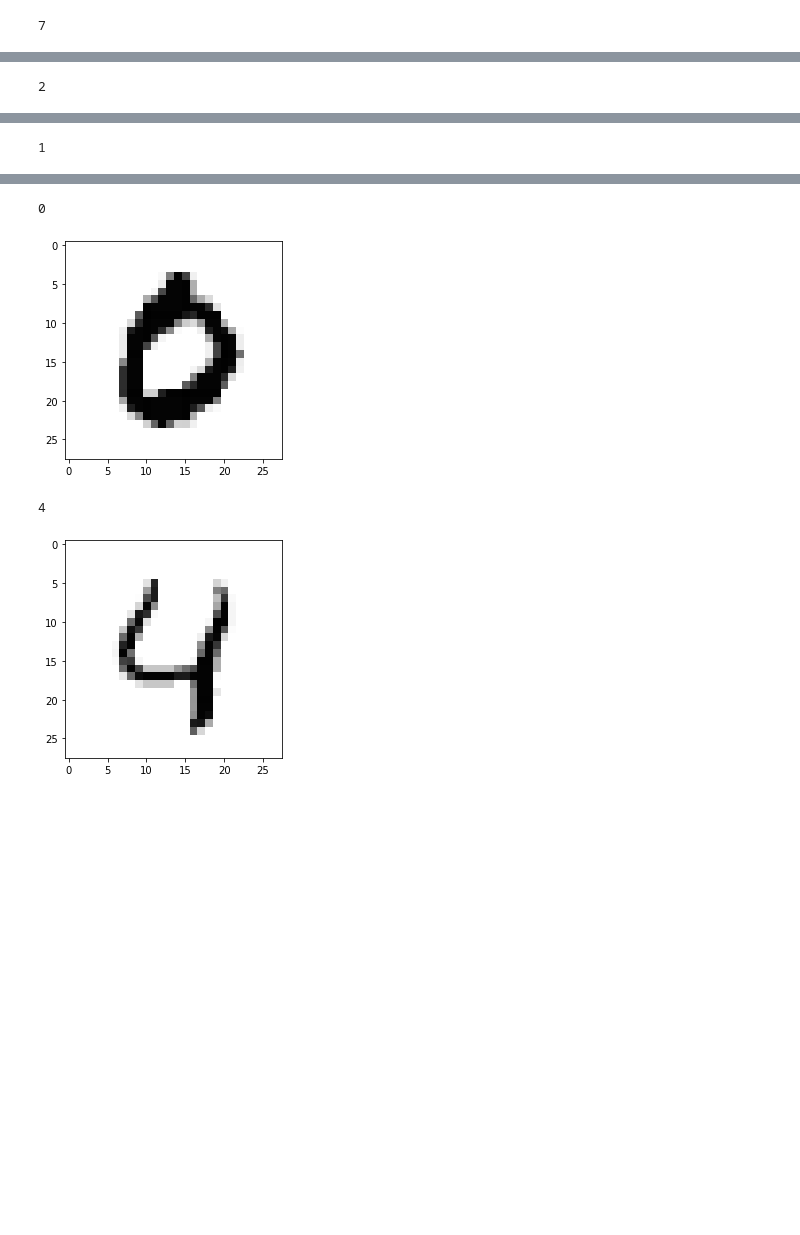
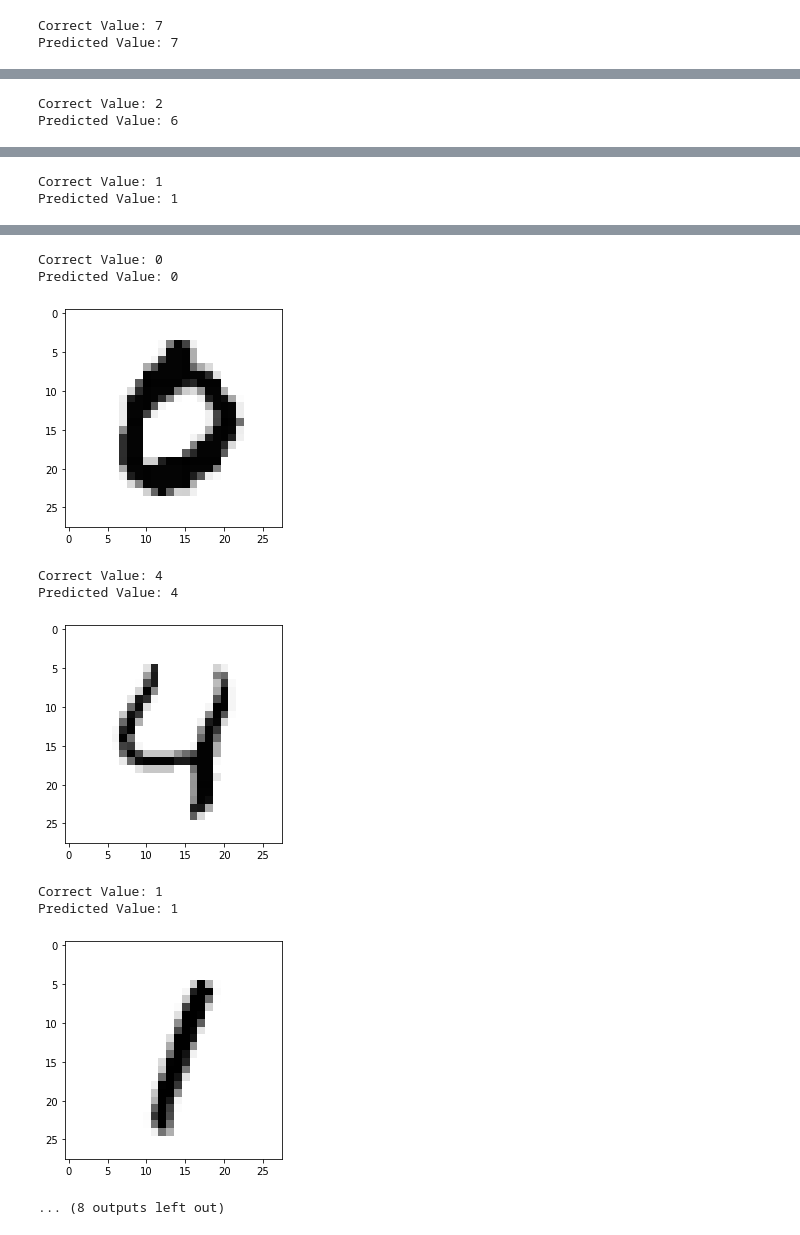
Before and after one commit to ShotaroSessions/Python-Neural-Net, a Jupyter notebook: Neural Net MNIST Demo.ipynb, the cells around one changed output, grey strips where cells are left out. Drawn from its saved outputs; the diff is of its cells as text; code cells hidden in the pictures; blank space fills up the shorter version.

```diff
--- a/Neural Net MNIST Demo.ipynb
+++ b/Neural Net MNIST Demo.ipynb
@@ -33,20 +33,36 @@ test_data_file = open("mnist_test_10.csv", 'r')
 test_data_list = test_data_file.readlines()
 test_data_file.close()
 # %%
-for n in range(5):
-    all_values = test_data_list[n].split(',')
-    print(all_values[0])
+for i in range(10):
+    all_values = test_data_list[i].split(',')
+    print('Correct Value: ' + all_values[0])
+    # Scale and shift the inputs
+    inputs = (numpy.asfarray(all_values[1:]) / 255.0 * 0.99) + 0.01
+    # Query the network
+    outputs = n.query(inputs)
+    # Index of highest value is the predicted digit
+    label = numpy.argmax(outputs)
+    print('Predicted Value: ' + str(label))
     image_array = numpy.asfarray(all_values[1:]).reshape((28,28))
     matplotlib.pyplot.imshow(image_array, cmap='Greys', interpolation='None')
     matplotlib.pyplot.show()
 # %% [output]
-7
+Correct Value: 7
+Predicted Value: 7
 [figure]
-2
+Correct Value: 2
+Predicted Value: 6
 [figure]
-1
+Correct Value: 1
+Predicted Value: 1
 [figure]
-0
+Correct Value: 0
+Predicted Value: 0
 [figure]
-4
+Correct Value: 4
+Predicted Value: 4
 [figure]
+Correct Value: 1
+Predicted Value: 1
+[figure, added]
+... (8 outputs left out)
```
